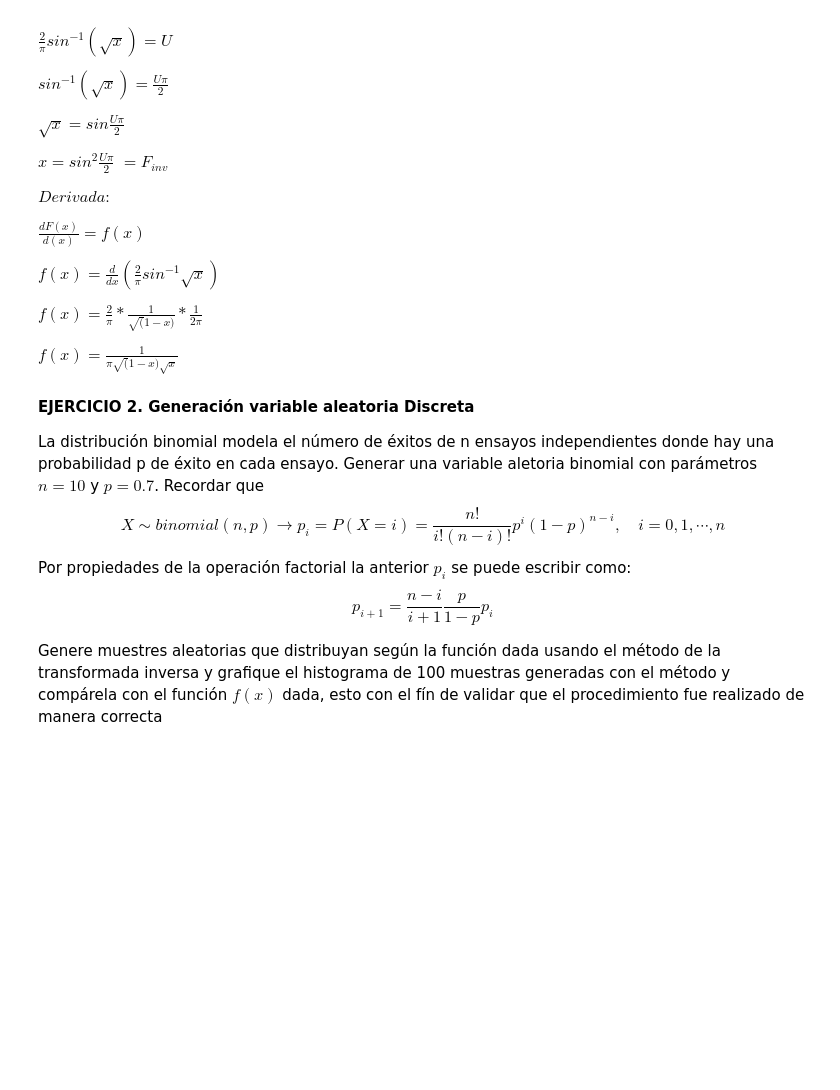
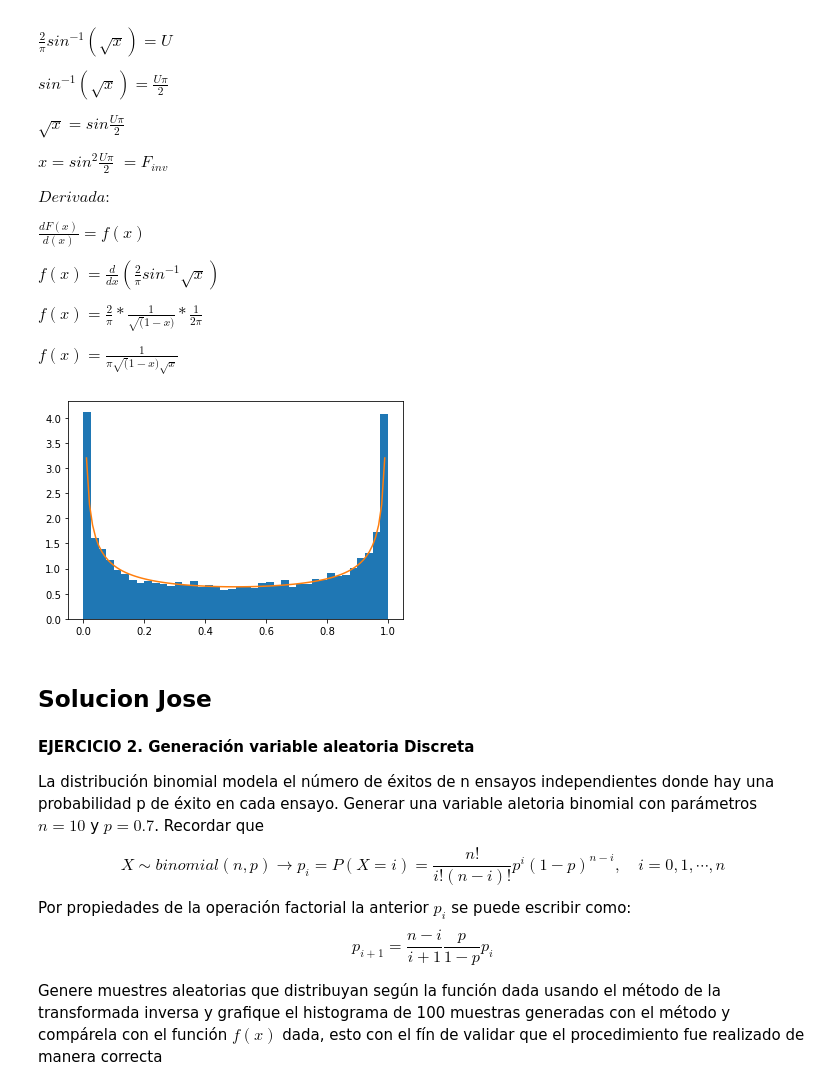
Before and after one commit to nicoglez/Tareas_SNGonzalez_DGomez, a Jupyter notebook: Tarea4_SNGonzalez_DGomez_JTNavarro.ipynb, the cells around one changed output. Saved outputs shown, nothing was run; the diff lists cells and outputs as text; code cells hidden in the pictures; blank space fills up the shorter version.

```diff
--- a/Tarea4_SNGonzalez_DGomez_JTNavarro.ipynb
+++ b/Tarea4_SNGonzalez_DGomez_JTNavarro.ipynb
@@ -160,6 +162,25 @@ $f(x) = \frac{d}{dx} (\frac{2}{\pi} sin^{-1} \sqrt x )$
 $f(x) = \frac{2}{\pi} * \frac{1}{\sqrt (1-x)} * \frac{1}{2\pi} $
 
 $f(x) = \frac{1}{\pi\sqrt (1-x)\sqrt x}$
+# %%
+def comparacion_aleatorio(f, Fin, N):
+    u = np.random.uniform(0,1,N)
+    f_random = Fin(u)
+    x = np.arange(0,1,0.01)
+    f_densidad = f(x)
+
+    plt.hist(f_random, bins = 40, density = True)
+    plt.plot(x, f_densidad)
+    plt.show();
+
+f = lambda x: 1/((np.pi)*np.sqrt(1-x)*np.sqrt(x))
+Fin = lambda u: np.sin(np.pi*u/2)**2
+N = 10**4
+comparacion_aleatorio(f, Fin, N)
+# %% [output]
+[figure, added]
+# %% [markdown]
+## **Solucion Jose**
 # %%
 # NO SUBIO EL TRABAJO JOSÉ
 # %% [markdown]
```
Also changed, not shown: parts of 35 cells of this notebook.
